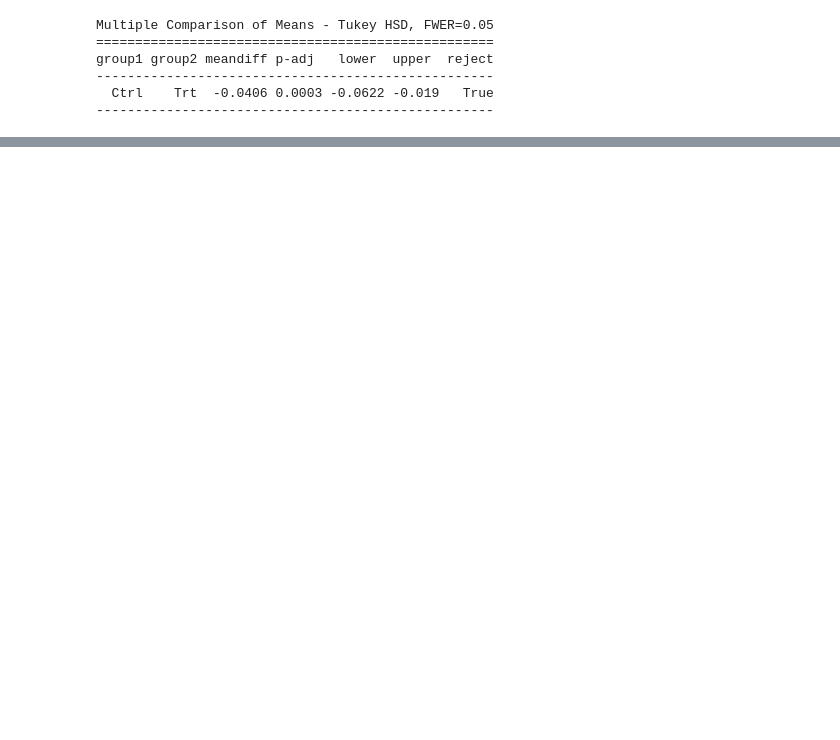
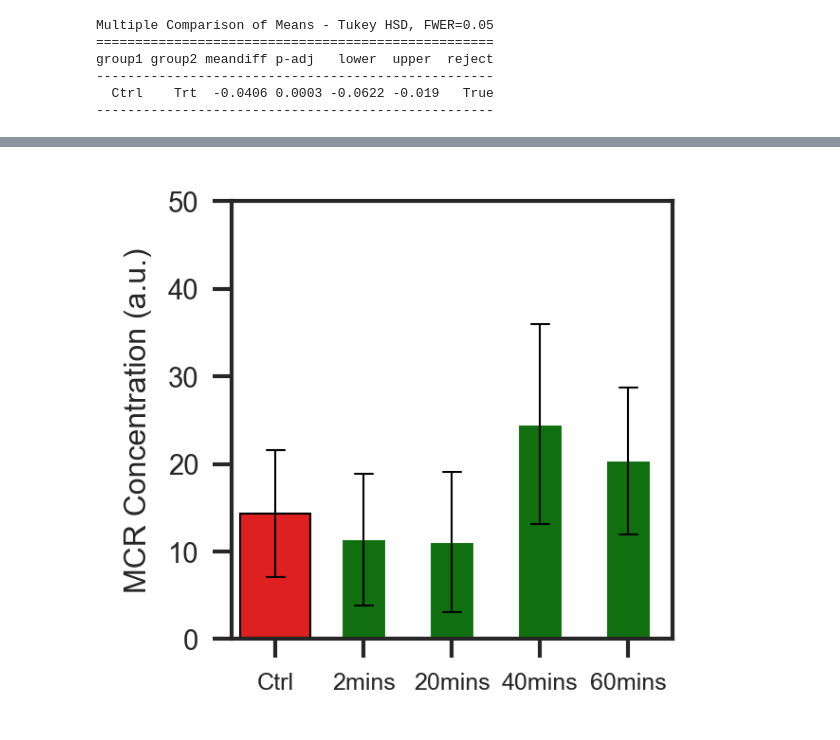
Before and after one commit to bunmiadejimi/Raman_Collagen, a Jupyter notebook: MCR_Stats.ipynb, the cells around one changed output, grey strips where cells are left out. Cells and saved outputs as stored; diff of their text form; code cells hidden in the pictures; blank space fills up the shorter version.

```diff
--- a/MCR_Stats.ipynb
+++ b/MCR_Stats.ipynb
@@ -442,0 +496,3 @@ group1 group2 meandiff p-adj   lower  upper  reject
+# %%
+df = pd.read_excel('c:\\Users\\oadeji01\\OneDrive - Tufts\\Bunmi - NavehLab-01\\Raman_Bunmi\\Master_Data\\MCR\\PheNorm_AllCvTT\\Para_Compile.xlsx', sheet_name='Scores')
+df
@@ -442,0 +513,65 @@ group1 group2 meandiff p-adj   lower  upper  reject
+# %%
+#df[df['trt_time'].isin(['2mins', '20mins', '40mins', '60mins'])]
+sns.set_theme(context = 'paper', font_scale = .8, style = 'ticks', rc={"patch.linewidth": 1.0})
+plt.figure(figsize = (2, 2), dpi = 300);
+
+
+#4 (9.14%)
+sns.barplot(
+    x = 'sample',
+    y = 'Scores on Comp 3 (19.31%)',
+    #'Scores on Comp 1 (59.24%)',
+    data = df[df['sample'] == 'Ctrl'],
+    #hue = 'sample1',
+    #order = ['2mins', '20mins','40mins', '60mins'],
+       linewidth = .5,
+       #linecolor = 'black',
+       #dodge=True,
+       #width = .5,
+    #showfliers = False,
+   #boxprops=dict(alpha=0.8),
+    legend = False,
+    color = 'red',
+    errorbar='sd', estimator='mean',
+    capsize = .2,
+    edgecolor = 'black',
+    err_kws={'linewidth': .5, 'color': 'black'}
+    #fill = False
+);
+sns.barplot(
+    x = 'trt_time',
+    y = 'Scores on Comp 3 (19.31%)',
+    #'Scores on Comp 1 (59.24%)',
+    data = df[df['sample'] == 'Trt'],
+    #hue = 'sample1',
+    order = ['2mins', '20mins','40mins', '60mins'],
+       linewidth = .5,
+       #linecolor = 'black',
+       #dodge=True,
+       color = 'green',
+       width = .5,
+    #showfliers = False,
+   #boxprops=dict(alpha=0.8),
+    legend = False,
+    errorbar='sd', estimator='mean',
+    capsize = .2,
+    err_kws={'linewidth': .5, 'color': 'black'}
+
+    #fill = False
+);
+
+plt.xlabel('')
+plt.ylabel('MCR Concentration (a.u.)')
+plt.legend(title = '', frameon = False, fontsize = 4)#, labels=['Control', 'Cross-Linked']
+plt.ylim(0, 50)
+plt.xticks(fontsize = 6)
+
+
+#plt.xticks([0.3])
+#ax.set_xticks(positions)
+#plt.axvline(-0.25)
+'''for l in [1.5, 3.5, 5.5, 7.5]:
+    plt.axvline(l, ls = '--', color = 'maroon', lw = .5)'''
+#plt.savefig(f'C:\\Users\\oadeji01\\OneDrive - Tufts\\Bunmi - NavehLab-01\\Reports\\Paper\\Figures\\NewMCR_Scores_Para_CvOthers_barplot.tif', dpi = 600, bbox_inches='tight')
+# %% [output]
+[figure, added]
```
Also changed, not shown: parts of 8 cells of this notebook.
